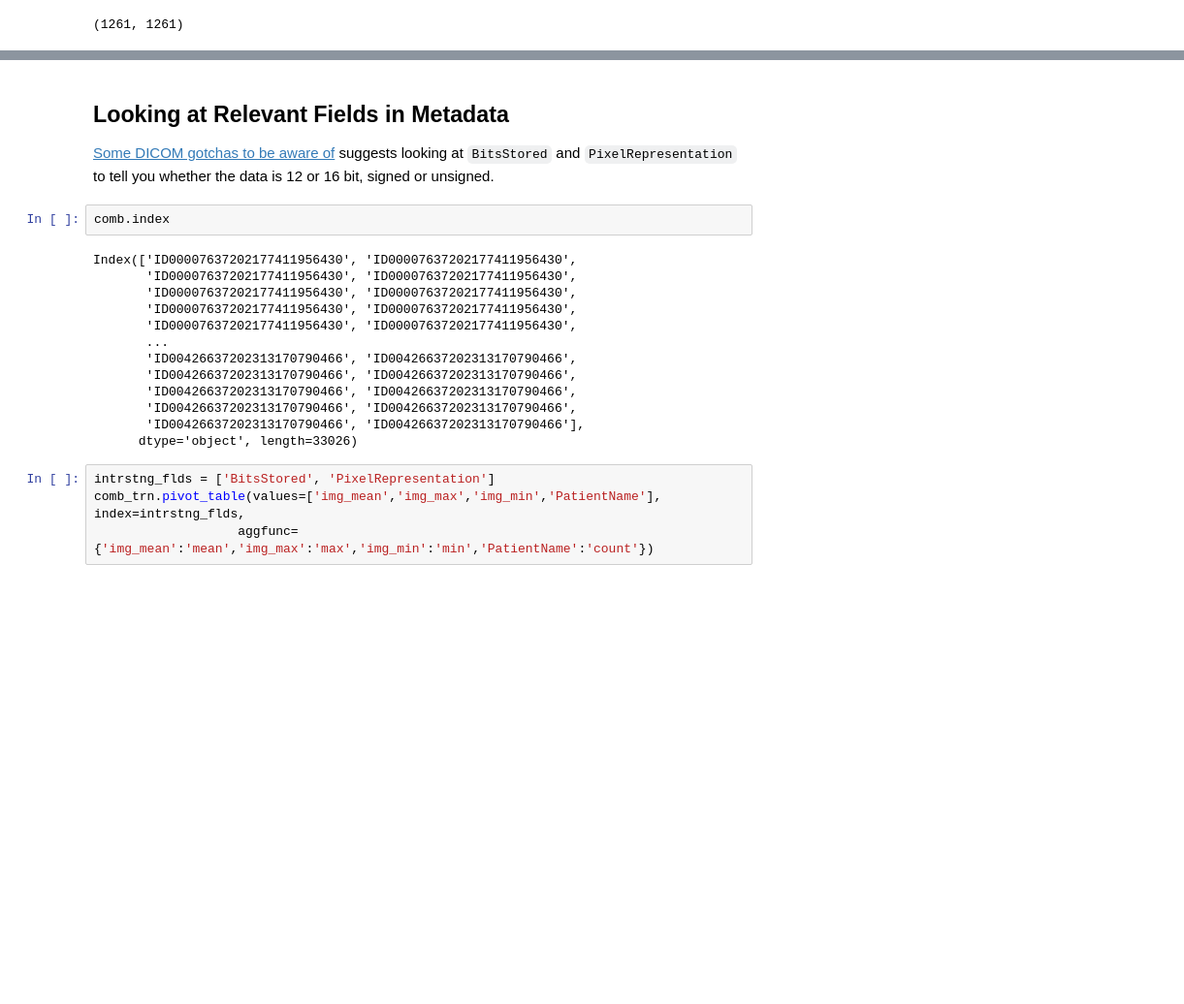
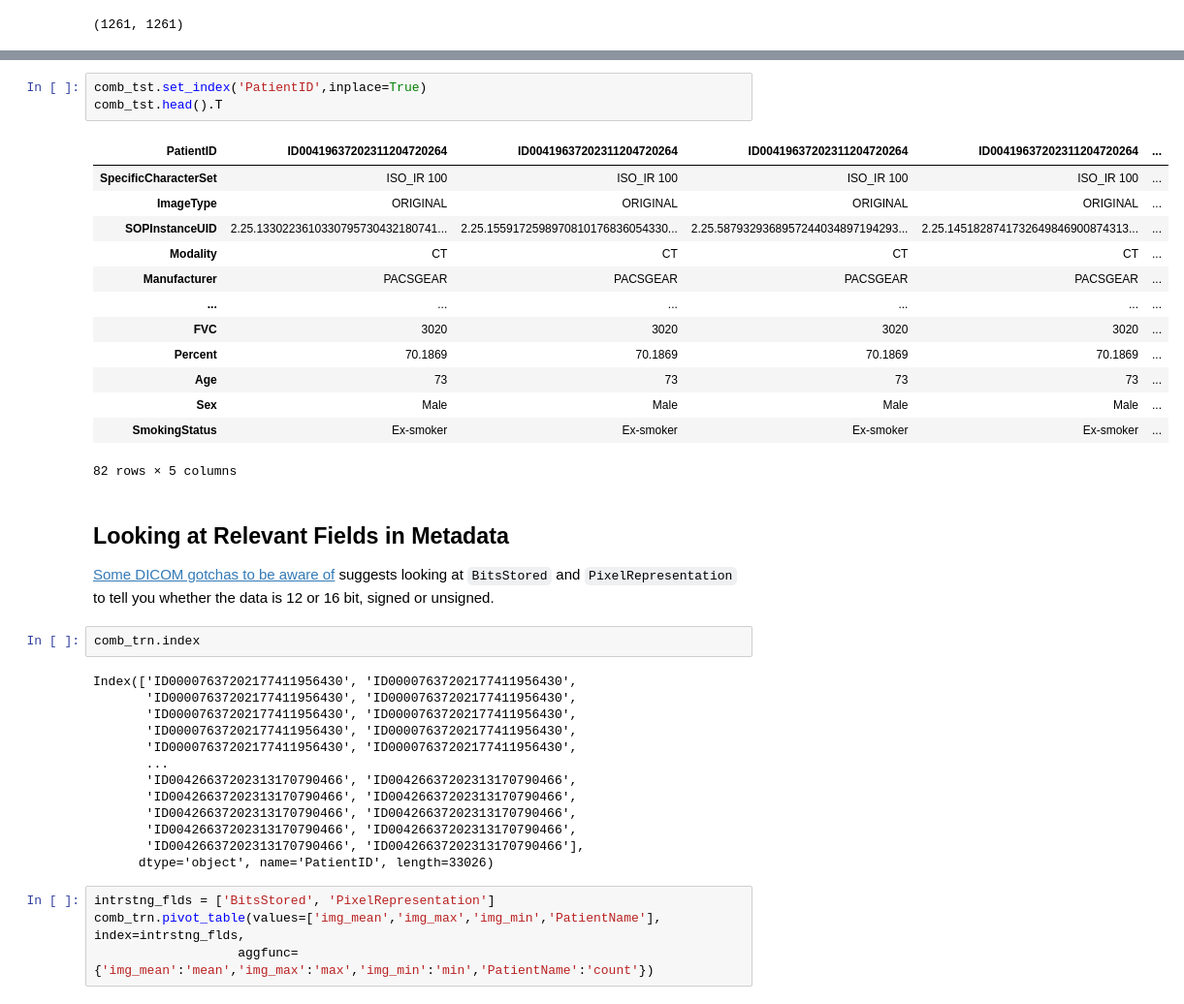
Before and after one commit to amalhot5/pulmonary-fibrosis-progression, a Jupyter notebook: model-building.ipynb, the cells around one changed output, grey strips where cells are left out. Shown at 97% size. Cells and saved outputs as stored; diff of their text form; blank space fills up the shorter version.

```diff
--- a/model-building.ipynb
+++ b/model-building.ipynb
@@ -204,9 +199,26 @@ comb_trn.head().T
+# %%
+comb_tst.set_index('PatientID',inplace=True)
+comb_tst.head().T
+# %% [output]
+| PatientID | ID00419637202311204720264 | ID00419637202311204720264 | ID00419637202311204720264 | ID00419637202311204720264 | ... |
+| SpecificCharacterSet | ISO_IR 100 | ISO_IR 100 | ISO_IR 100 | ISO_IR 100 | ... |
+| ImageType | ORIGINAL | ORIGINAL | ORIGINAL | ORIGINAL | ... |
+| SOPInstanceUID | 2.25.1330223610330795730432180741... | 2.25.1559172598970810176836054330... | 2.25.5879329368957244034897194293... | 2.25.1451828741732649846900874313... | ... |
+| Modality | CT | CT | CT | CT | ... |
+| Manufacturer | PACSGEAR | PACSGEAR | PACSGEAR | PACSGEAR | ... |
+| ... | ... | ... | ... | ... | ... |
+| FVC | 3020 | 3020 | 3020 | 3020 | ... |
+| Percent | 70.1869 | 70.1869 | 70.1869 | 70.1869 | ... |
+| Age | 73 | 73 | 73 | 73 | ... |
+| Sex | Male | Male | Male | Male | ... |
+| SmokingStatus | Ex-smoker | Ex-smoker | Ex-smoker | Ex-smoker | ... |
+82 rows × 5 columns
 # %% [markdown]
 ## Looking at Relevant Fields in Metadata
 
 [Some DICOM gotchas to be aware of](https://www.kaggle.com/jhoward/some-dicom-gotchas-to-be-aware-of-fastai) suggests looking at `BitsStored` and `PixelRepresentation` to tell you whether the data is 12 or 16 bit, signed or unsigned.
 # %%
-comb.index
+comb_trn.index
 # %% [output]
 Index(['ID00007637202177411956430', 'ID00007637202177411956430',
        'ID00007637202177411956430', 'ID00007637202177411956430',
@@ -219,7 +231,7 @@ Index(['ID00007637202177411956430', 'ID00007637202177411956430',
        'ID00426637202313170790466', 'ID00426637202313170790466',
        'ID00426637202313170790466', 'ID00426637202313170790466',
        'ID00426637202313170790466', 'ID00426637202313170790466'],
-      dtype='object', length=33026)
+      dtype='object', name='PatientID', length=33026)
 # %%
 intrstng_flds = ['BitsStored', 'PixelRepresentation']
 comb_trn.pivot_table(values=['img_mean','img_max','img_min','PatientName'], index=intrstng_flds,
```
Also changed, not shown: parts of 9 cells of this notebook, 1 other file.
